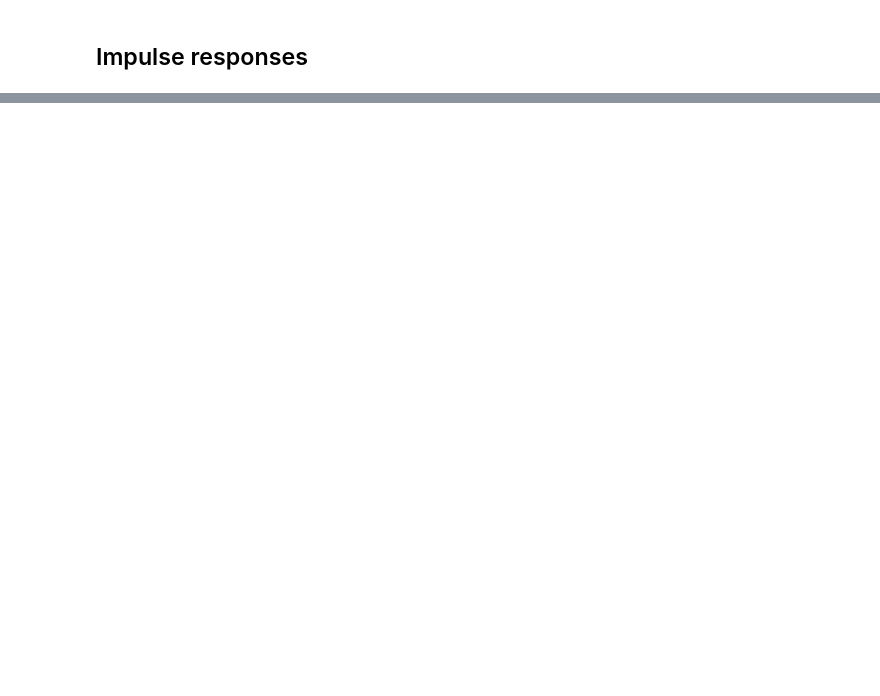
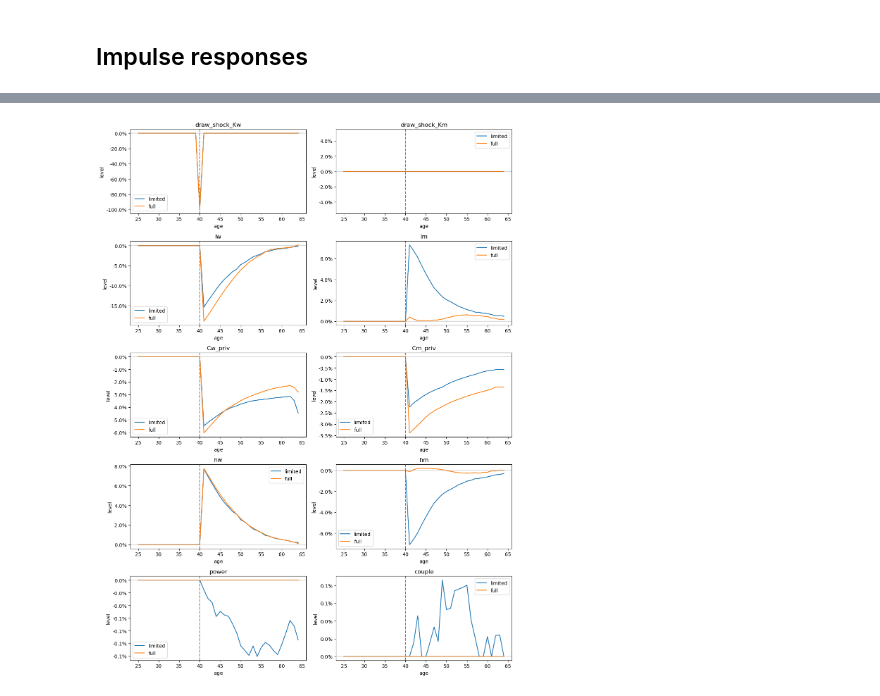
Before and after one commit to ThomasHJorgensen/FastBargaining, a Jupyter notebook: Application/04. Counterfactuals.ipynb, the cells around one changed output, grey strips where cells are left out. Saved outputs shown, nothing was run; the diff lists cells and outputs as text; code cells hidden in the pictures; blank space fills up the shorter version.

Commit message:
latest impulse responses

```diff
--- a/Application/04. Counterfactuals.ipynb
+++ b/Application/04. Counterfactuals.ipynb
@@ -200,0 +181,30 @@ for var in ('draw_shock_Kw','Kw','Km','Cw_priv','Cm_priv','C_tot','Qw','hw','hm'
+# %%
+# make a plt figure with 4x4 subplots
+fig, axes = plt.subplots(5,2, figsize=(12,16))
+axes = axes.flatten()
+
+impulse_response(axes[0], 'draw_shock_Kw', models,)
+impulse_response(axes[1], 'draw_shock_Km', models,)
+impulse_response(axes[2], 'lw', models,)
+impulse_response(axes[3], 'lm', models,)
+impulse_response(axes[4], 'Cw_priv', models,)
+impulse_response(axes[5], 'Cm_priv', models,)
+impulse_response(axes[6], 'hw', models)
+impulse_response(axes[7], 'hm', models)
+impulse_response(axes[8], 'power', models,)
+impulse_response(axes[9], 'couple', models,)
+# impulse_response(axes[0], 'draw_shock_Kw', models, ylim=(-0.30,0.01))
+# impulse_response(axes[1], 'draw_shock_Km', models, ylim=(-0.30,0.01))
+# impulse_response(axes[2], 'lw', models, ylim=(-0.055,0.022))
+# impulse_response(axes[3], 'lm', models, ylim=(-0.055,0.022))
+# impulse_response(axes[4], 'Cw_priv', models, ylim=(-0.015,0.001))
+# impulse_response(axes[5], 'Cm_priv', models, ylim=(-0.015,0.001))
+# impulse_response(axes[6], 'hw', models)
+# impulse_response(axes[7], 'hm', models)
+# impulse_response(axes[8], 'power', models, ylim=(-0.015,0.001))
+
+# fig.suptitle('Impulse responses to shock in women\'s bargaining power')
+
+fig.tight_layout()
+# %% [output]
+[figure, added]
```
Also changed, not shown: parts of 7 cells of this notebook.
